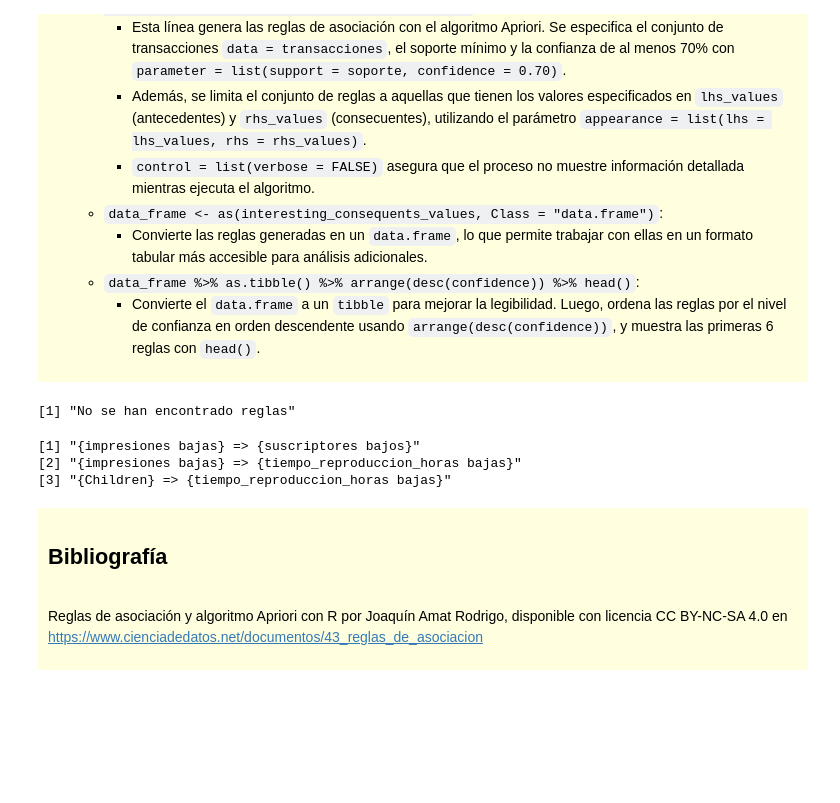
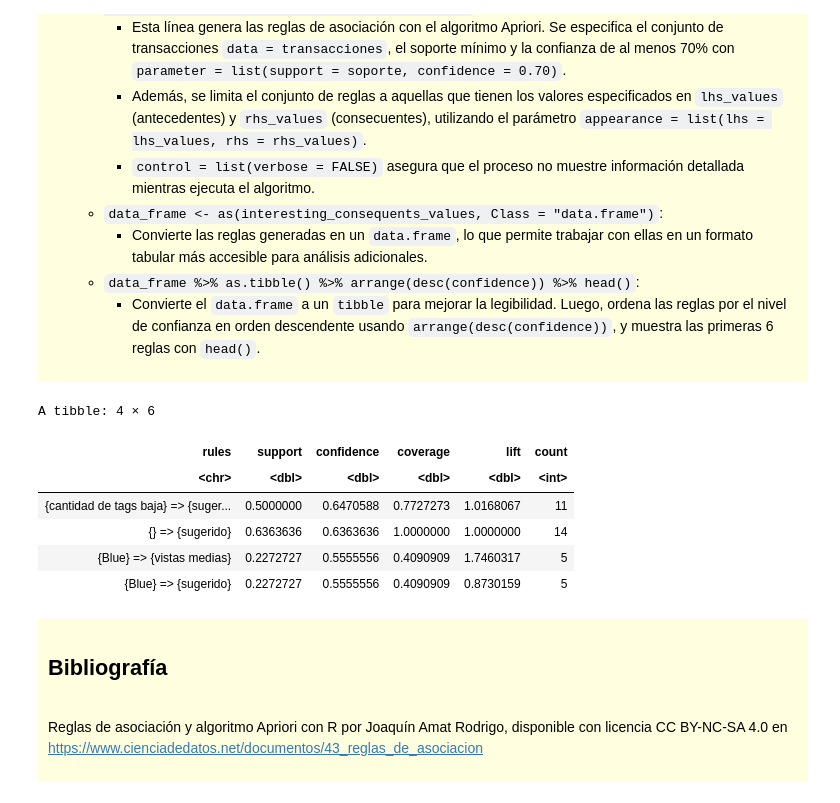
Before and after one commit to cristiandelahooz/descriptive-model-apriori, a Jupyter notebook: notebooks/asociacion/apriori.ipynb, the cells around one changed output. Saved outputs shown, nothing was run; the diff lists cells and outputs as text; code cells hidden in the pictures; blank space fills up the shorter version.

Commit message:
feat(apriori): update execution counts, enhance output display, and refine rule parameters in apriori notebook

```diff
--- a/notebooks/asociacion/apriori.ipynb
+++ b/notebooks/asociacion/apriori.ipynb
@@ -768,41 +768,40 @@ A tibble: 6 × 8
     </ul>
 </div>
 # %%
-lhs_values <- c("Blue", "Dark Blue", "Red")
-rhs_values <- c("impresiones medias", "suscriptores media",
-                "vistas altas", "vistas medias", "ctr alto", "ctr medio")
+lhs_values <- c("Blue", "Dark Blue", "Red", "cantidad de tags baja",
+                "cantidad de tags media", "cantidad de tags alta")
+rhs_values <- c("impresiones medias", "impresiones altas",
+                "suscriptores media", "suscriptores altos",
+                "vistas altas", "vistas medias", "ctr alto", "ctr medio",
+                "sugerido", "Es popular")
 
-soporte <- 2 / dim(transacciones)[1]
+soporte <- 4 / dim(transacciones)[1]
 interesting_consequents_values <- apriori(data = transacciones,
                                           parameter = list(support = soporte,
-                                                           confidence = 0.70,
+                                                           confidence = 0.50,
                                                        # Se especifica que se creen reglas # nolint
                                                        target = "rules"),
                                           appearance = list(lhs = lhs_values,
                                                             rhs = rhs_values),
                                           control = list(verbose = FALSE))
 
 if (length(interesting_consequents_values) == 0) {
   print("No se han encontrado reglas")
 } else {
   data_frame <- as(interesting_consequents_values, Class = "data.frame")
   data_frame %>%
     as.tibble() %>%
     arrange(desc(confidence)) %>%
-    head()
+    head(20)
 }
 # %% [output]
-[1] "No se han encontrado reglas"
+A tibble: 4 × 6
+| rules | support | confidence | coverage | lift | count |
+| <chr> | <dbl> | <dbl> | <dbl> | <dbl> | <int> |
+| {cantidad de tags baja} => {suger... | 0.5000000 | 0.6470588 | 0.7727273 | 1.0168067 | 11 |
+| {} => {sugerido} | 0.6363636 | 0.6363636 | 1.0000000 | 1.0000000 | 14 |
+| {Blue} => {vistas medias} | 0.2272727 | 0.5555556 | 0.4090909 | 1.7460317 | 5 |
+| {Blue} => {sugerido} | 0.2272727 | 0.5555556 | 0.4090909 | 0.8730159 | 5 |
-# %%
-# Se identifica las 3 reglas con mayor confianza
-as(reglas, "data.frame") %>%
-    arrange(desc(confidence)) %>%
-    head(3) %>%
-    pull(rules)
-# %% [output]
-[1] "{impresiones bajas} => {suscriptores bajos}"
-[2] "{impresiones bajas} => {tiempo_reproduccion_horas bajas}"
-[3] "{Children} => {tiempo_reproduccion_horas bajas}"
 # %% [markdown]
 <div style="background-color: #FFFFE0; font-family: 'Times New Roman'; padding: 10px;">
 
```
